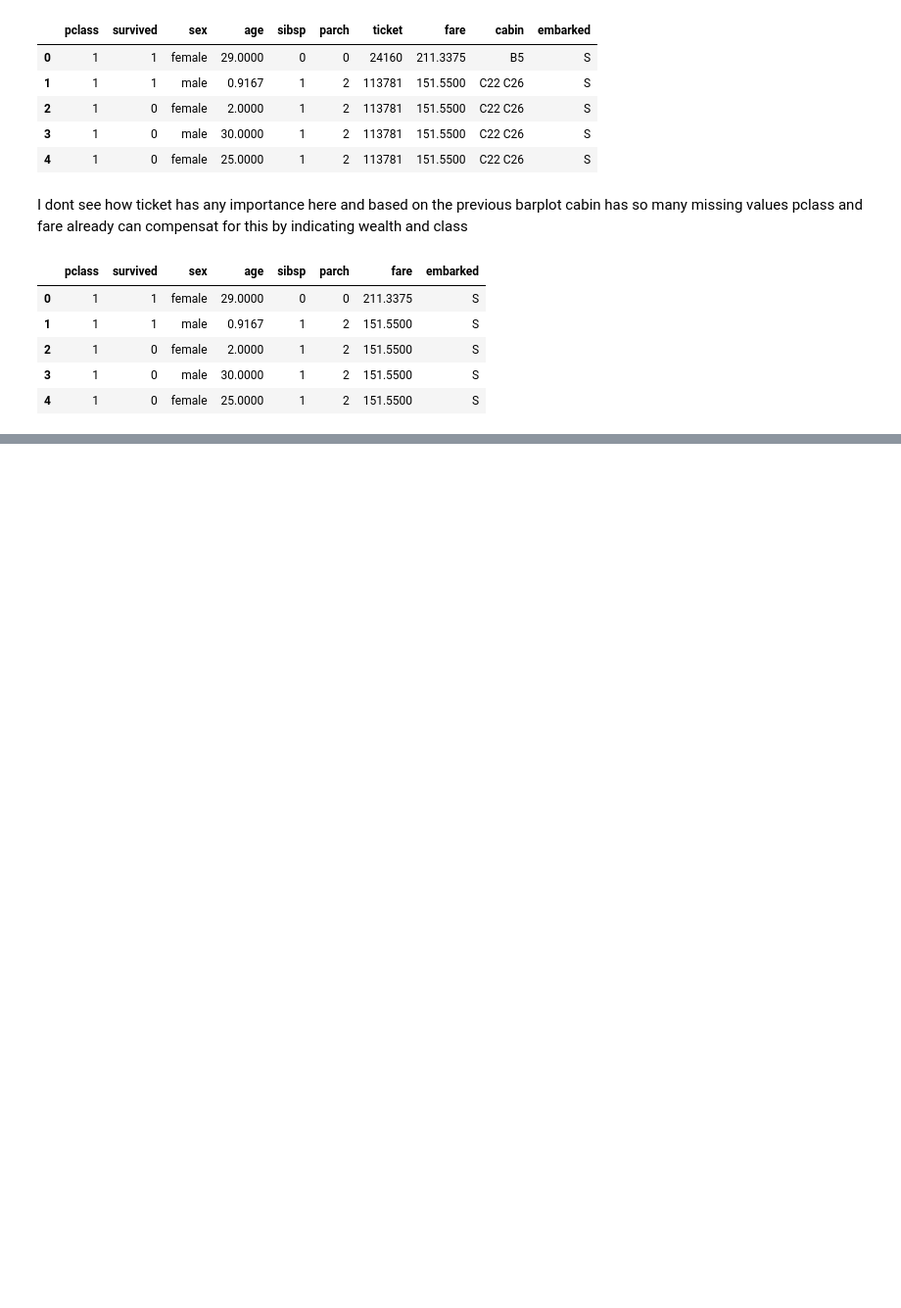
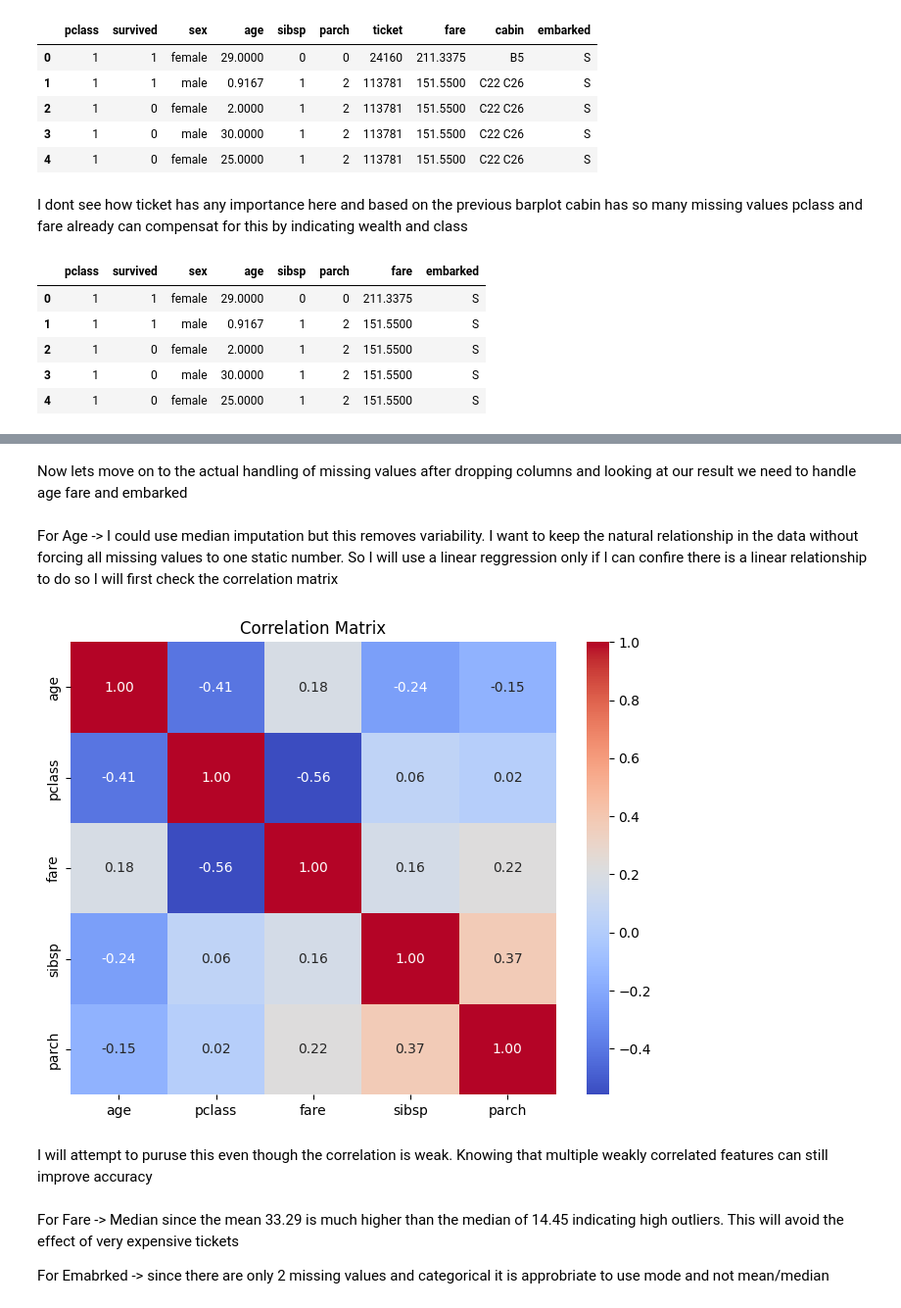
Before and after one commit to lucaskvz/AI-MACHINE-LEARNING-FOUNDATIONS, a Jupyter notebook: assignment_1_Lucas_Van_Zyl.ipynb, the cells around one changed output, grey strips where cells are left out. Shown: that part at 98% size. Drawn from its saved outputs; the diff is of its cells as text; code cells hidden in the pictures; blank space fills up the shorter version.

Commit message:
Code before attmept regression imputation

```diff
--- a/assignment_1_Lucas_Van_Zyl.ipynb
+++ b/assignment_1_Lucas_Van_Zyl.ipynb
@@ -265,0 +326,20 @@ df.head()
+# %% [markdown]
+Now lets move on to the actual handling of missing values after dropping columns and looking at our result we need to handle age fare and embarked
+# %% [markdown]
+For Age -> I could use median imputation but this removes variability. I want to keep the natural relationship in the data without forcing all missing values to one static number. So I will use a linear reggression only if I can confire there is a linear relationship to do so I will first check the correlation matrix
+# %%
+correlation_matrix = df[['age', 'pclass', 'fare', 'sibsp', 'parch']].corr()
+
+# visualising
+plt.figure(figsize=(8,6))
+sns.heatmap(correlation_matrix, annot=True, cmap='coolwarm', fmt=".2f")
+plt.title("Correlation Matrix")
+plt.show()
+# %% [output]
+[figure, added]
+# %% [markdown]
+I will attempt to puruse this even though the correlation is weak. Knowing that multiple weakly correlated features can still improve accuracy
+# %% [markdown]
+For Fare -> Median since the mean 33.29 is much higher than the median of 14.45 indicating high outliers. This will avoid the effect of very expensive tickets
+
+For Emabrked -> since there are only 2 missing values and categorical it is approbriate to use mode and not mean/median
```
Also changed, not shown: parts of 7 cells of this notebook.
